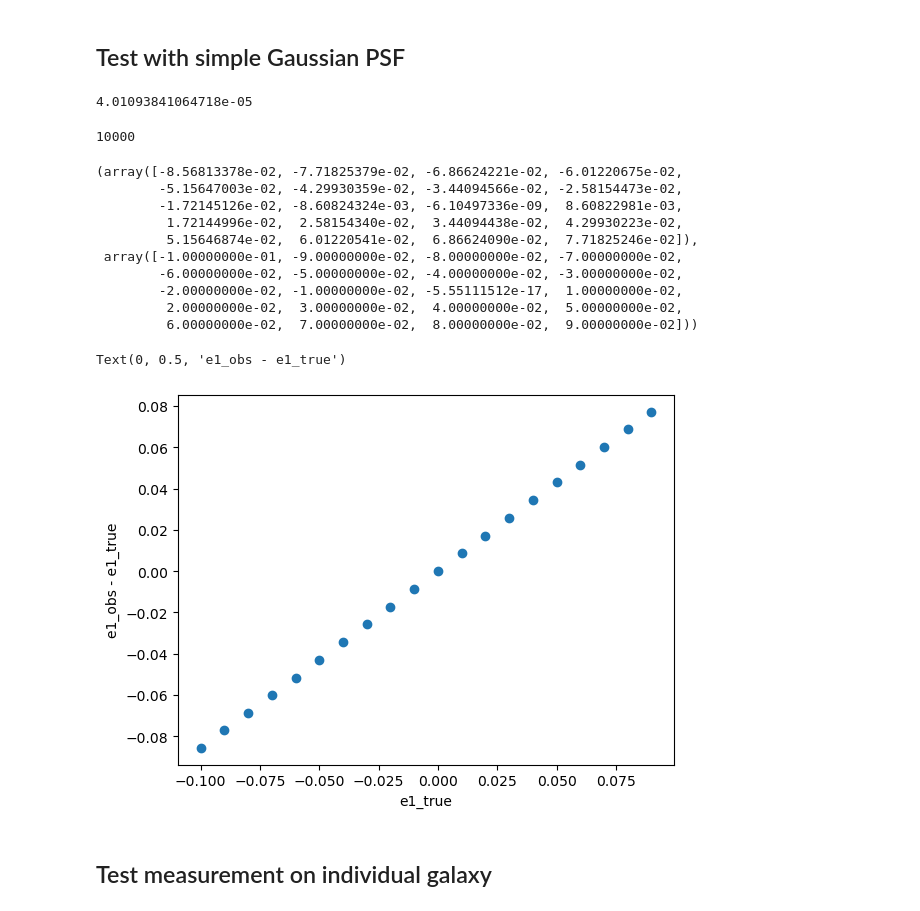
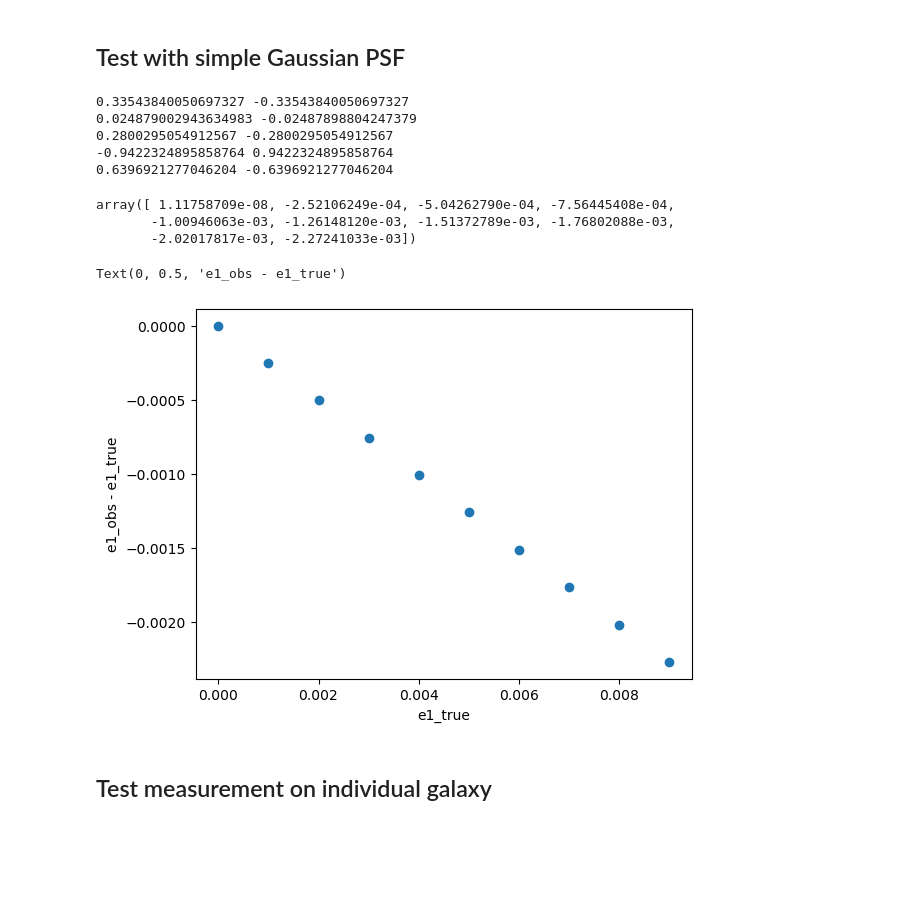
Before and after one commit to creastro/shape_measurement_test, a Jupyter notebook: Euclid.ipynb, the cells around one changed output. Drawn from its saved outputs; the diff is of its cells as text; code cells hidden in the pictures; blank space fills up the shorter version.

```diff
--- a/Euclid.ipynb
+++ b/Euclid.ipynb
@@ -455,9 +490,5 @@ in_shape2 = np.asarray(in_shape2)
-# %%
-in_shape1.mean()
-# %% [output]
-4.01093841064718e-05
 # %%
-nobj = 10000
+nobj = 10
 i=0
 
 samples=[]
@@ -472,7 +503,7 @@ while i < nobj:
     im_obj1 = obj1.drawImage(nx=64,ny=64,wcs=wcs)
     o1 = galsim.hsm.FindAdaptiveMom(im_obj1, round_moments = False )
 
-    # print(o.observed_shape.e1, o1.observed_shape.e1)
+    print(o.observed_shape.e1, o1.observed_shape.e1)
 
     i+=2
 
@@ -480,57 +511,64 @@ while i < nobj:
     samples.append(obj1)
 
 samples = np.asarray(samples)
+# %% [output]
+0.33543840050697327 -0.33543840050697327
+0.024879002943634983 -0.02487898804247379
+0.2800295054912567 -0.2800295054912567
+-0.9422324895858764 0.9422324895858764
+0.6396921277046204 -0.6396921277046204
-# %%
-samples.size
-# %% [output]
-10000
 # %%
-shear = np.arange(-0.1,0.1,0.01)
-diff = []
-obs = []
+shear = np.arange(0,0.01,0.001)
+diff1 = []
+obs1 = []
+diff2 = []
+obs2 =[]
+
+
+psf = galsim.Gaussian(flux=1., sigma=0.7285587787628174)
+im_psf = psf.drawImage(nx=32,ny=32,scale = pixel_scale)
 
 for ashear in shear:
-    random.shuffle(samples)
-
+    np.random.shuffle(samples)
+    # ashear = 0
     e1 = []
-    # e2 = []
+    e2 = []
     for j in range(samples.size):
         obj = samples[j]
         obj = obj.shear(g1 = ashear)
         final = galsim.Convolve(obj, psf)
-        stamp = final.drawImage(nx=64,ny=64, wcs = wcs)
+        stamp = final.drawImage(nx=64,ny=64, scale = pixel_scale)
         s = galsim.hsm.EstimateShear(stamp, im_psf)
         # print(s.observed_shape.e1)
         e1.append(s.corrected_e1)
-        # e2.append(s.observed_shape.e2)
+        e2.append(s.corrected_e2)
 
     e1 = np.asarray(e1)
-    val = e1.mean()/2 - ashear
-    diff.append(val)
-    # e2 = np.asarray(e2)
-    obs.append(e1.mean()/2)
-obs = np.asarray(obs)
-diff = np.asarray(diff)
+    val1 = e1.mean()/2 - ashear
+    diff1.append(val1)
+    obs1.append(e1.mean()/2)
+    e2 = np.asarray(e2)
+    val2 = e2.mean()/2
+    diff2.append(val2)
+    obs2.append(e2.mean()/2)
+
+obs1 = np.asarray(obs1)
+diff1 = np.asarray(diff1)
+obs2 = np.asarray(obs2)
+diff2 = np.asarray(diff2)
 # %%
-obs, shear
+diff1
 # %% [output]
-(array([-8.56813378e-02, -7.71825379e-02, -6.86624221e-02, -6.01220675e-02,
-        -5.15647003e-02, -4.29930359e-02, -3.44094566e-02, -2.58154473e-02,
-        -1.72145126e-02, -8.60824324e-03, -6.10497336e-09,  8.60822981e-03,
-         1.72144996e-02,  2.58154340e-02,  3.44094438e-02,  4.29930223e-02,
-         5.15646874e-02,  6.01220541e-02,  6.86624090e-02,  7.71825246e-02]),
- array([-1.00000000e-01, -9.00000000e-02, -8.00000000e-02, -7.00000000e-02,
-        -6.00000000e-02, -5.00000000e-02, -4.00000000e-02, -3.00000000e-02,
-        -2.00000000e-02, -1.00000000e-02, -5.55111512e-17,  1.00000000e-02,
-         2.00000000e-02,  3.00000000e-02,  4.00000000e-02,  5.00000000e-02,
-         6.00000000e-02,  7.00000000e-02,  8.00000000e-02,  9.00000000e-02]))
+array([ 1.11758709e-08, -2.52106249e-04, -5.04262790e-04, -7.56445408e-04,
+       -1.00946063e-03, -1.26148120e-03, -1.51372789e-03, -1.76802088e-03,
+       -2.02017817e-03, -2.27241033e-03])
 # %%
-plt.scatter(shear,obs)
+plt.scatter(shear,diff1)
 plt.xlabel('e1_true')
 plt.ylabel('e1_obs - e1_true')
 # %% [output]
 Text(0, 0.5, 'e1_obs - e1_true')
-[figure, old version]
+[figure, new version]
 # %% [markdown]
 ## Test measurement on individual galaxy
 # %%
```
Also changed, not shown: parts of 15 cells of this notebook.
